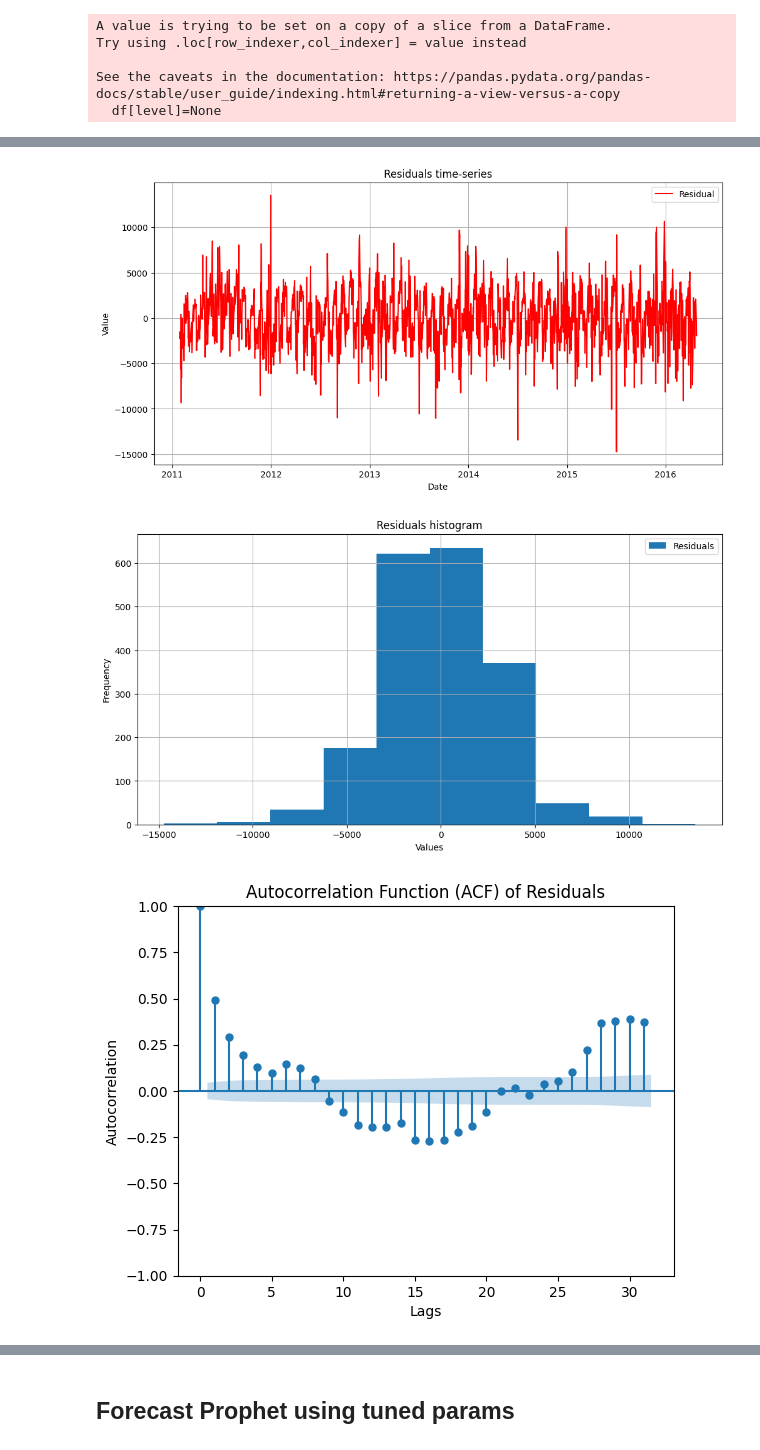
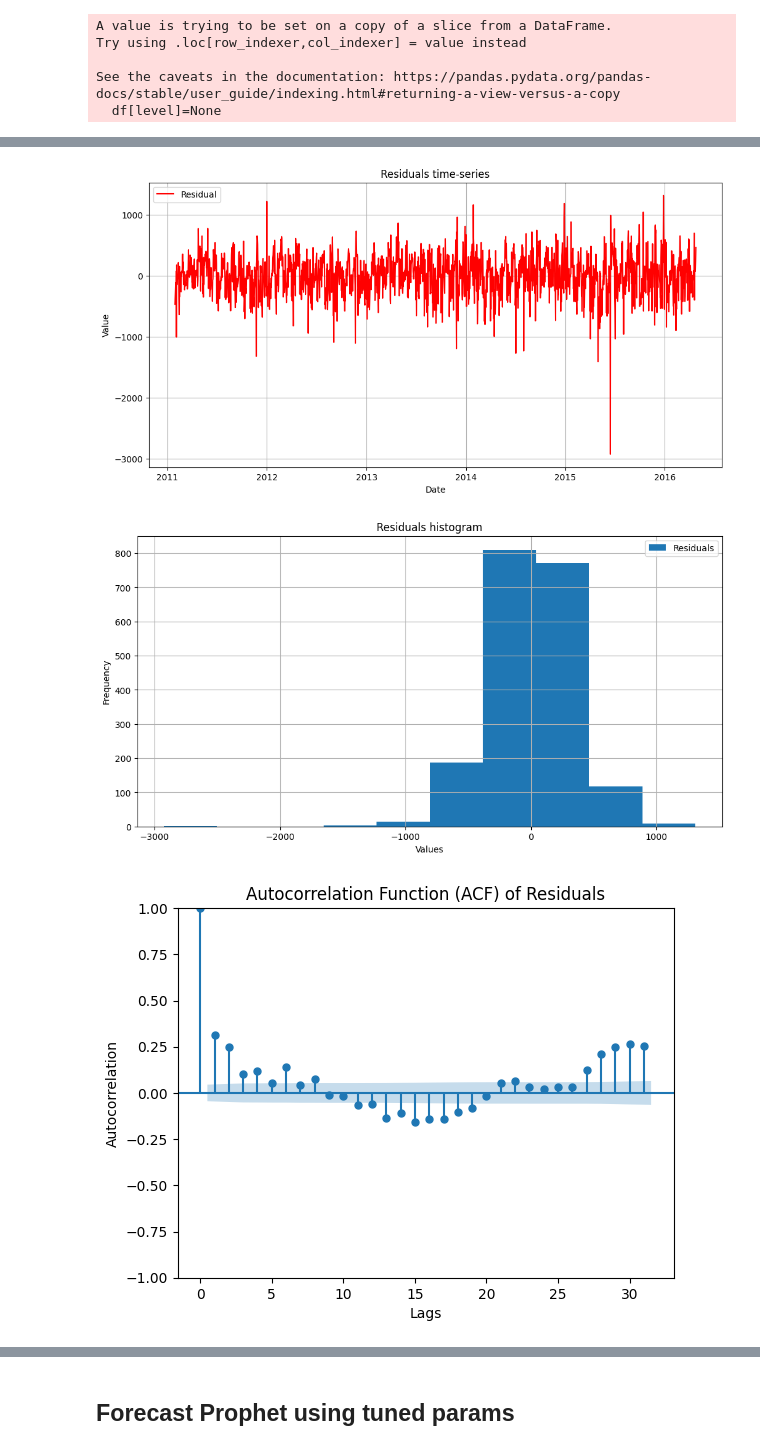
Before and after one commit to skoMarat/Hierarchical-Forecasting, a Jupyter notebook: Prophet_notebook.ipynb, the cells around one changed output, grey strips where cells are left out. Saved outputs shown, nothing was run; the diff lists cells and outputs as text; code cells hidden in the pictures.

```diff
--- a/Prophet_notebook.ipynb
+++ b/Prophet_notebook.ipynb
@@ -55,3 +57,3 @@ tree.dForecasters[0].
 # %%
-tree.dForecasters[0].plot_prediction(inSample=True)
+tree.dForecasters[10].plot_prediction(inSample=True)
 # %% [output]
@@ -59,3 +61,3 @@ tree.dForecasters[0].plot_prediction(inSample=True)
-[figure, old version]
+[figure, new version]
-[figure, old version]
+[figure, new version]
-[figure, old version]
+[figure, new version]
```
Also changed, not shown: parts of 2 cells of this notebook, 5 other files.
